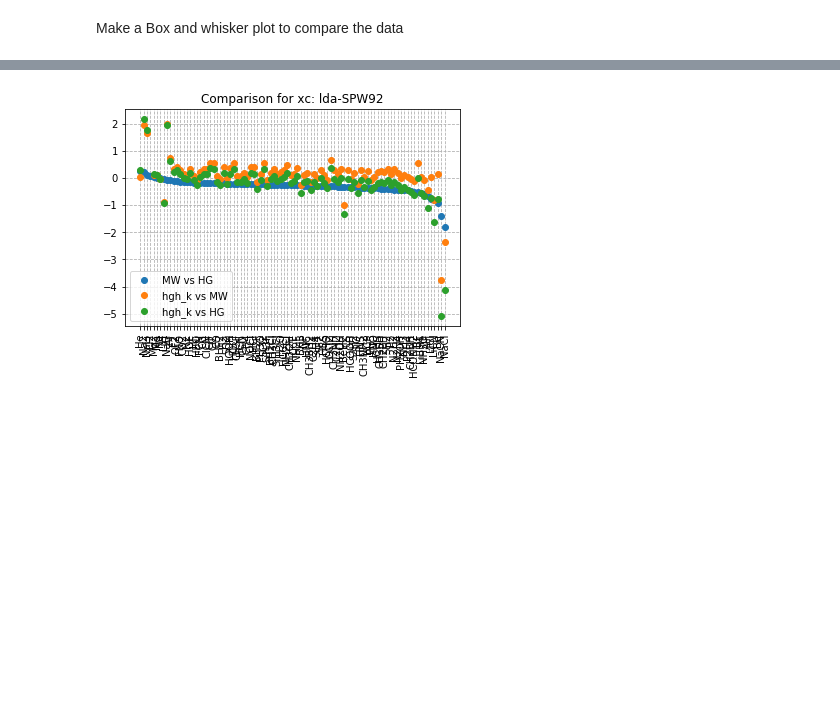
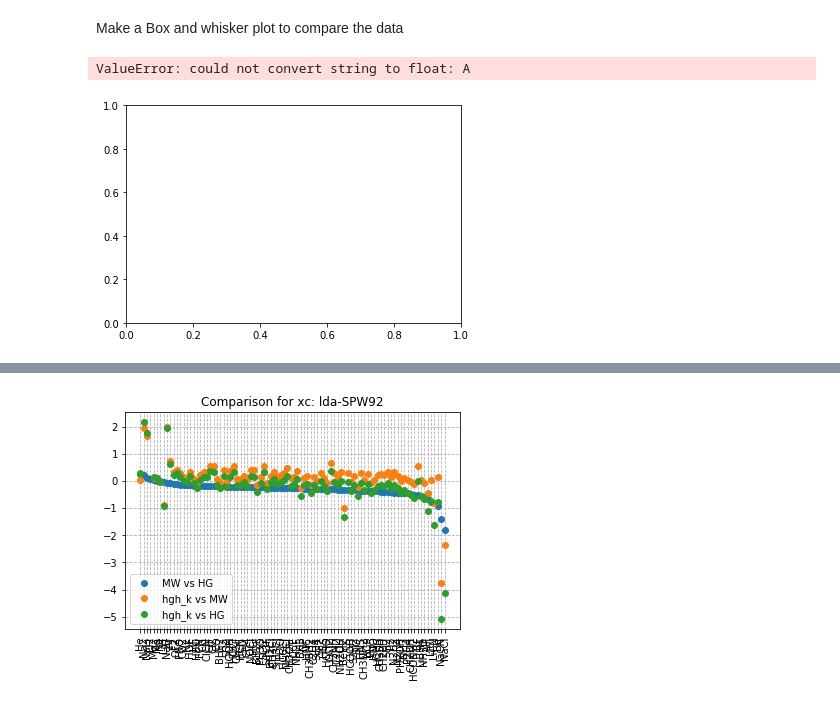
Before and after one commit to marcodalessandro76/Statical-Polarizability, a Jupyter notebook: Calculations/Data analysis.ipynb, the cells around one changed output, grey strips where cells are left out. Drawn from its saved outputs; the diff is of its cells as text; code cells hidden in the pictures; blank space fills up the shorter version.

```diff
--- a/Calculations/Data analysis.ipynb
+++ b/Calculations/Data analysis.ipynb
@@ -388,3 +396,11 @@ def comparison_of_data(restrict_to=None):
+# %%
+x = ['A','B','C']
+y = [1,2,3]
+# %%
+plt.plot(x,y)
+# %% [output]
+ValueError: could not convert string to float: A
+[figure, added]
 # %%
 comparison_of_data()
 # %% [output]
```
Also changed, not shown: parts of 4 cells of this notebook.
